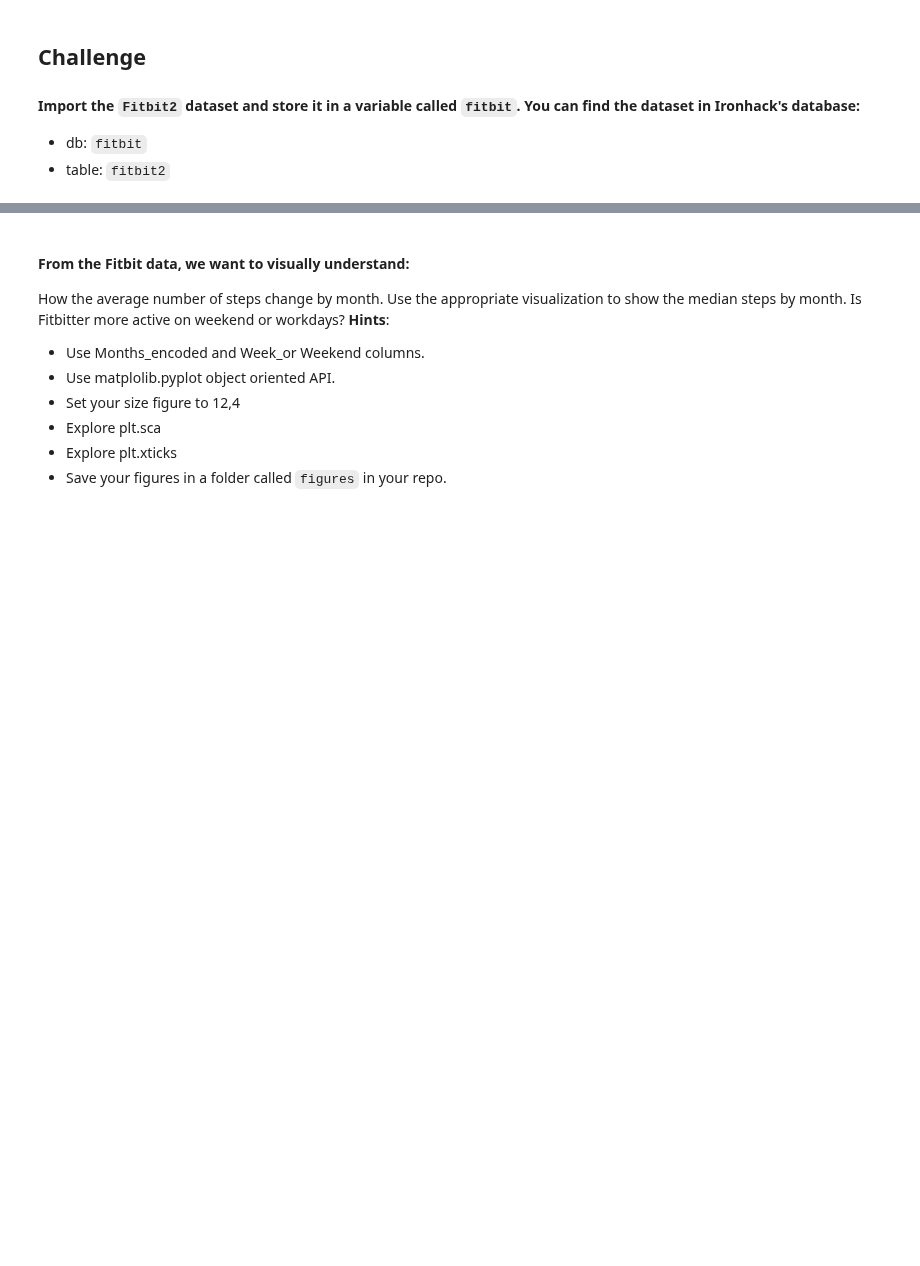
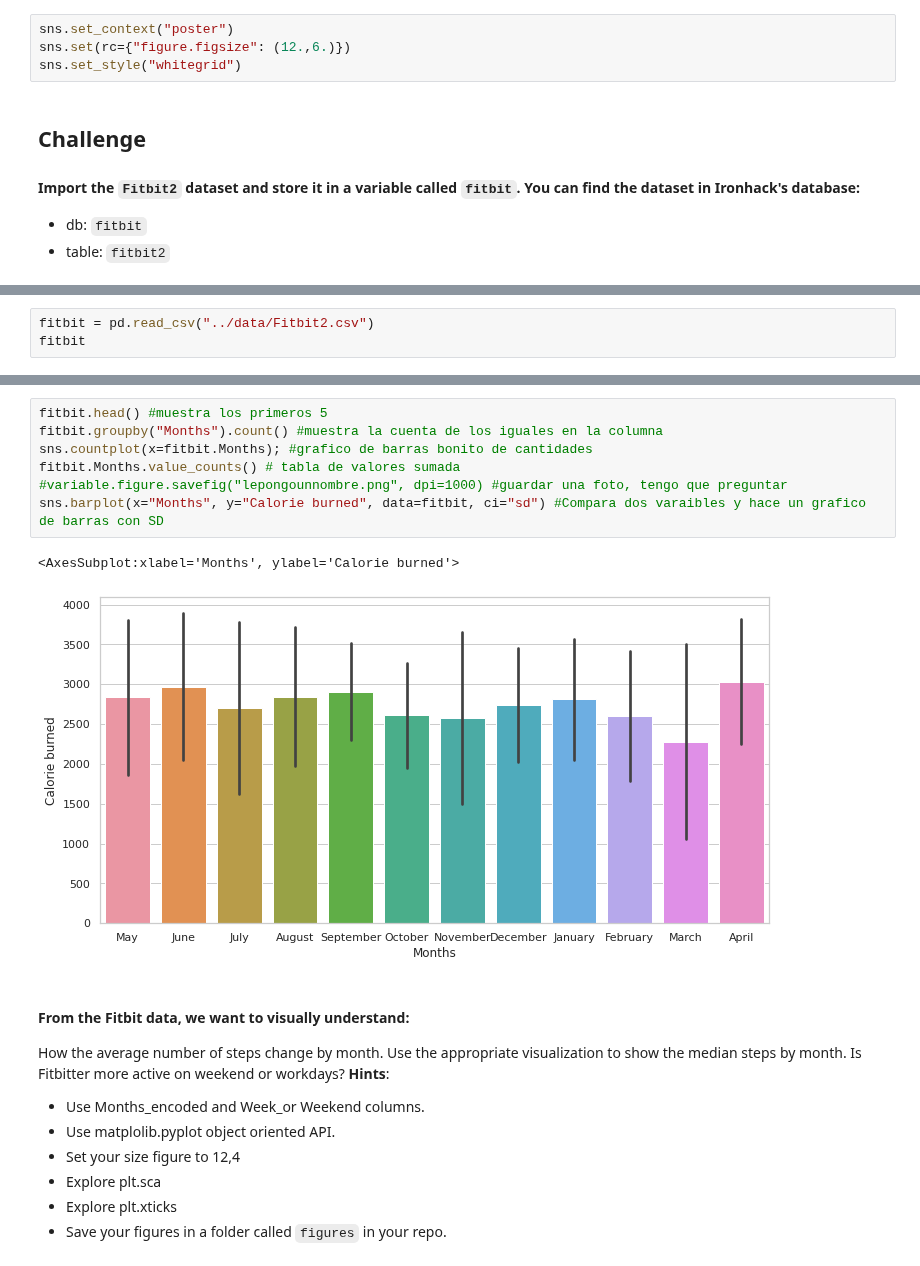
Before and after one commit to Ironhack-Data-Madrid-Enero-2022/lab-matplotlib-seaborn, a Jupyter notebook: your-code/main.ipynb, the cells around one changed output, grey strips where cells are left out. Drawn from its saved outputs; the diff is of its cells as text; blank space fills up the shorter version.

```diff
--- a/your-code/main.ipynb
+++ b/your-code/main.ipynb
@@ -9,3 +15,7 @@ import numpy as np
+# %%
+sns.set_context("poster")
+sns.set(rc={"figure.figsize": (12.,6.)})
+sns.set_style("whitegrid")
 # %% [markdown]
 ## Challenge
 #### Import the `Fitbit2` dataset and store it in a variable called `fitbit`. You can find the dataset in Ironhack's database:
@@ -15,0 +24,3 @@ import numpy as np
+# %%
+fitbit = pd.read_csv("../data/Fitbit2.csv")
+fitbit
@@ -16,3 +41,13 @@ import numpy as np
+# %%
+fitbit.head() #muestra los primeros 5
+fitbit.groupby("Months").count() #muestra la cuenta de los iguales en la columna
+sns.countplot(x=fitbit.Months); #grafico de barras bonito de cantidades
+fitbit.Months.value_counts() # tabla de valores sumada
+#variable.figure.savefig("lepongounnombre.png", dpi=1000) #guardar una foto, tengo que preguntar
+sns.barplot(x="Months", y="Calorie burned", data=fitbit, ci="sd") #Compara dos varaibles y hace un grafico de barras con SD
+# %% [output]
+<AxesSubplot:xlabel='Months', ylabel='Calorie burned'>
+[figure, added]
 # %% [markdown]
 #### From the Fitbit data, we want to visually understand:
 
```
Also changed, not shown: parts of 43 cells of this notebook.
